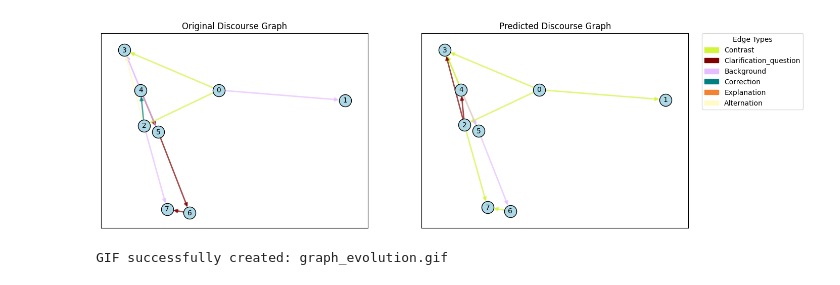
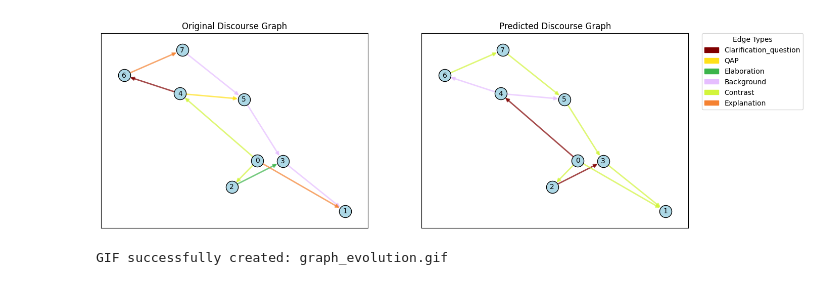
Before and after one commit to Luigina2001/GiBERTino, a Jupyter notebook: test.ipynb, the cells around one changed output. Cells and saved outputs as stored; diff of their text form; code cells hidden in the pictures.

```diff
--- a/test.ipynb
+++ b/test.ipynb
@@ -27,21 +27,21 @@ with torch.no_grad():
 # %%
 from utils.constants import RELATIONS
 from utils import create_graph_from_predictions
 
-idx = 31
+idx = 4
 
 edge_index = batch.to_data_list()[idx]["edu", "to", "edu"].edge_index.T
 link_labels = batch.to_data_list()[idx]["edu", "to", "edu"].link_labels
 rel_labels = batch.to_data_list()[idx]["edu", "to", "edu"].rel_labels
 
 g = batch.to_data_list()[idx]
 preds = link_logits[:g["edu", "to", "edu"].link_labels.shape[0]]
 rel_preds = rel_probs[:g["edu", "to", "edu"].rel_labels.shape[0]]
 relations = RELATIONS["UNIFIED"]
 
 graph = create_graph_from_predictions(g, relations, preds, rel_preds)
 # %% [output]
-[figure, old version]
+[figure, new version]
 # %%
 import networkx as nx
 from torch_geometric.utils import to_networkx
```
Also changed, not shown: parts of 1 cell of this notebook, 6 other files.
